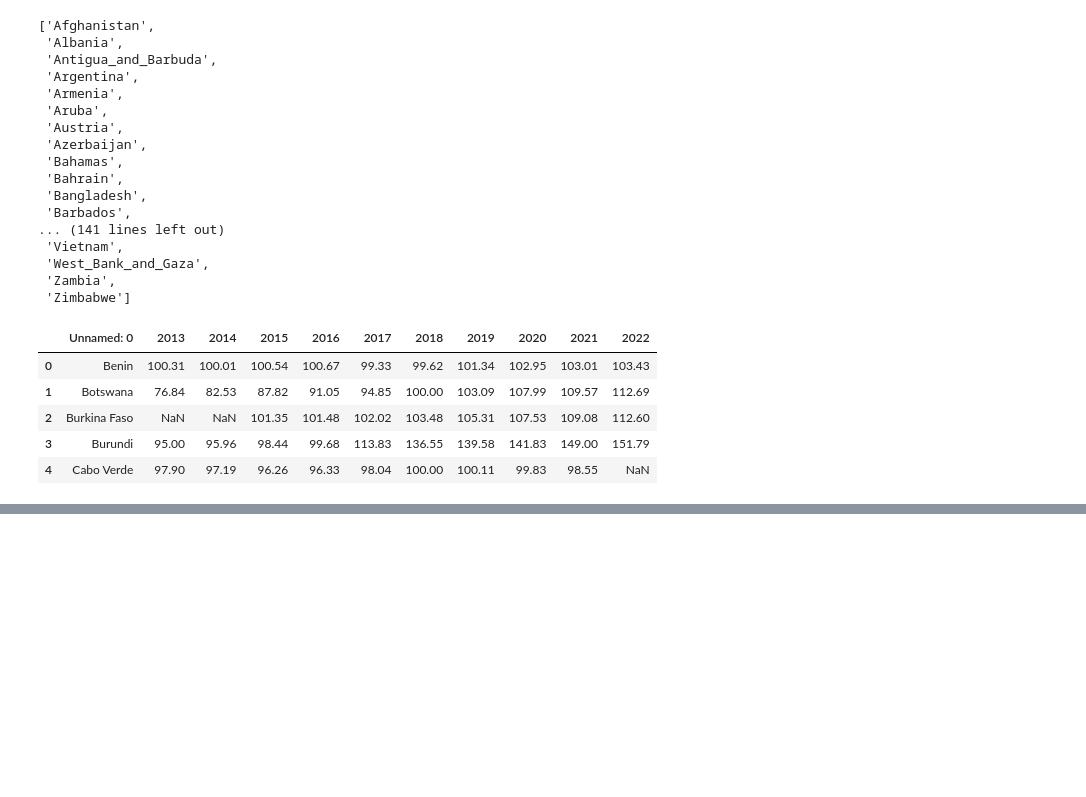
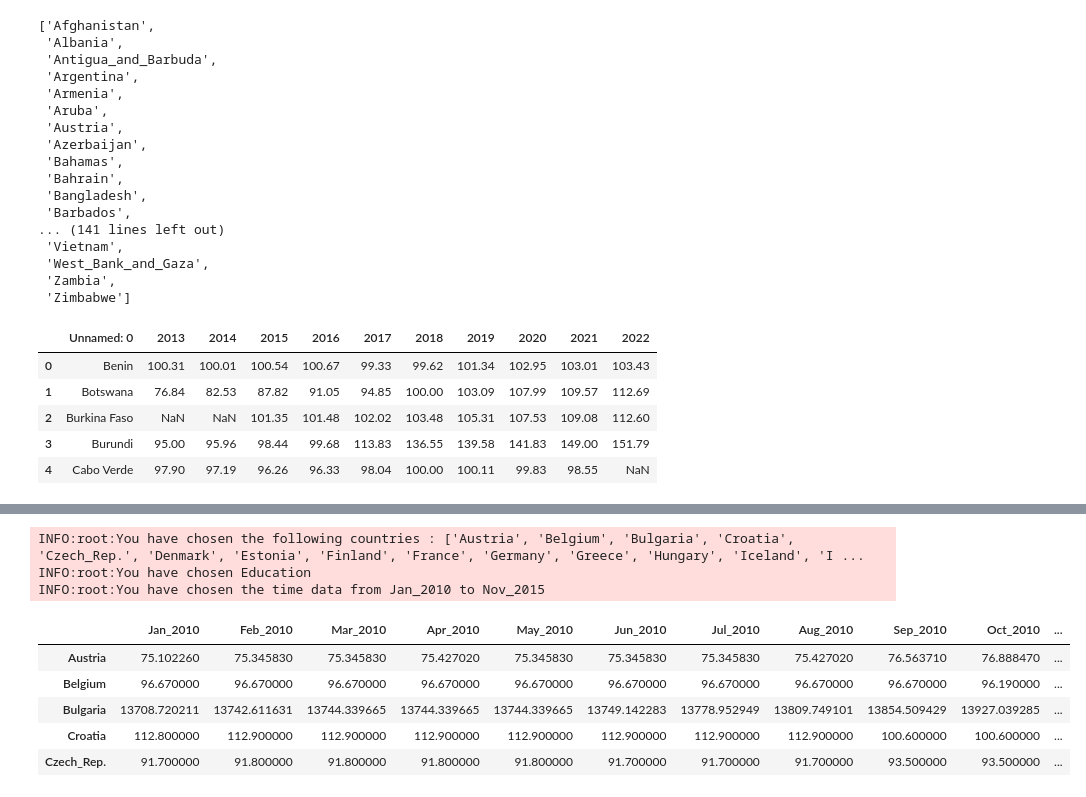
Before and after one commit to camelo-cruz/global_inflation_analyser, a Jupyter notebook: bin/dummynb.ipynb, the cells around one changed output, grey strips where cells are left out. Drawn from its saved outputs; the diff is of its cells as text; code cells hidden in the pictures; blank space fills up the shorter version.

```diff
--- a/bin/dummynb.ipynb
+++ b/bin/dummynb.ipynb
@@ -508,0 +550,13 @@ data.head()
+# %%
+data = a.set_datafile(product="Education",country_list=europe_countries,start_time="Jan_2010",stop_time="Dec_2015")
+data.head()
+# %% [output]
+INFO:root:You have chosen the following countries : ['Austria', 'Belgium', 'Bulgaria', 'Croatia', 'Czech_Rep.', 'Denmark', 'Estonia', 'Finland', 'France', 'Germany', 'Greece', 'Hungary', 'Iceland', 'I ...
+INFO:root:You have chosen Education
+INFO:root:You have chosen the time data from Jan_2010 to Nov_2015
+|  | Jan_2010 | Feb_2010 | Mar_2010 | Apr_2010 | May_2010 | Jun_2010 | Jul_2010 | Aug_2010 | Sep_2010 | Oct_2010 | ... |
+| Austria | 75.102260 | 75.345830 | 75.345830 | 75.427020 | 75.345830 | 75.345830 | 75.345830 | 75.427020 | 76.563710 | 76.888470 | ... |
+| Belgium | 96.670000 | 96.670000 | 96.670000 | 96.670000 | 96.670000 | 96.670000 | 96.670000 | 96.670000 | 96.670000 | 96.190000 | ... |
+| Bulgaria | 13708.720211 | 13742.611631 | 13744.339665 | 13744.339665 | 13744.339665 | 13749.142283 | 13778.952949 | 13809.749101 | 13854.509429 | 13927.039285 | ... |
+| Croatia | 112.800000 | 112.900000 | 112.900000 | 112.900000 | 112.900000 | 112.900000 | 112.900000 | 112.900000 | 100.600000 | 100.600000 | ... |
+| Czech_Rep. | 91.700000 | 91.800000 | 91.800000 | 91.800000 | 91.800000 | 91.700000 | 91.700000 | 91.700000 | 93.500000 | 93.500000 | ... |
```
Also changed, not shown: parts of 6 cells of this notebook.
